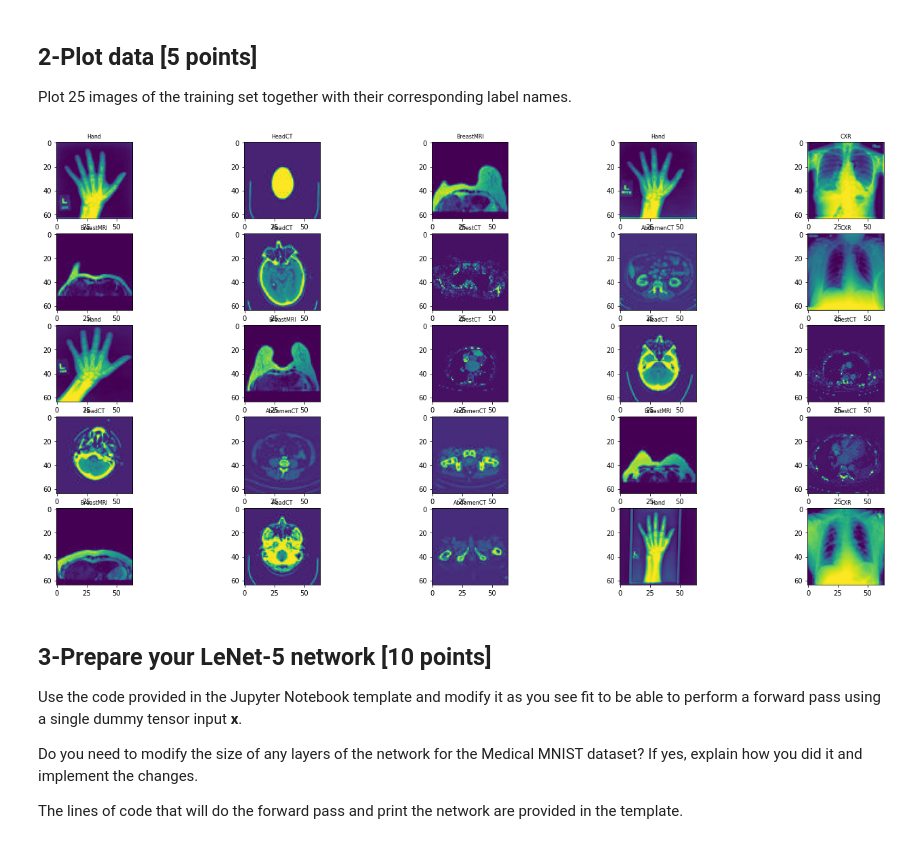
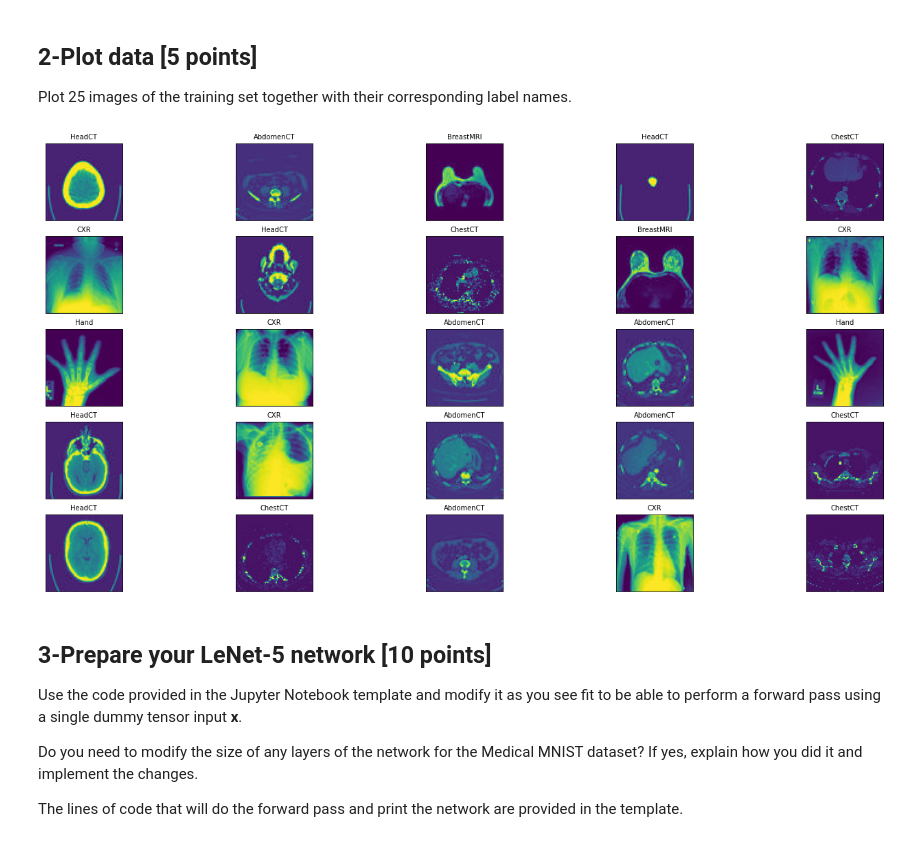
Before and after one commit to acse-sf420/ci_mpm, a Jupyter notebook: “ML_module_coursework_2_ipynb”的副本.ipynb, the cells around one changed output. Drawn from its saved outputs; the diff is of its cells as text; code cells hidden in the pictures.

```diff
--- a/“ML_module_coursework_2_ipynb”的副本.ipynb
+++ b/“ML_module_coursework_2_ipynb”的副本.ipynb
@@ -155,35 +152,37 @@ class MyData(Dataset):
     label = self.label_dir
     return pix, label
 
   def __len__(self):
     return len(self.img_path)
 
 root_dir = "/content/medical-mnist"
 abdomenct_label_dir = "AbdomenCT"
 breast_label_dir = "BreastMRI"
 cxr_label_dir = "CXR"
 chest_label_dir = "ChestCT"
 hand_label_dir = "Hand"
 head_label_dir = "HeadCT"
 
 abdomenct_dataset = MyData(root_dir, abdomenct_label_dir)
 breast_dataset = MyData(root_dir, breast_label_dir)
 cxr_dataset = MyData(root_dir, cxr_label_dir)
 chest_dataset = MyData(root_dir, chest_label_dir)
 hand_dataset = MyData(root_dir, hand_label_dir)
 head_dataset = MyData(root_dir, head_label_dir)
 
 train_dataset = abdomenct_dataset + breast_dataset + cxr_dataset + chest_dataset + hand_dataset + head_dataset
 
 fig, axarr = plt.subplots(5, 5, figsize=(24, 12))
 
 for ax in axarr.flatten():
   img, label = train_dataset[random.randint(0, 58954)]
   im = ax.imshow(img)
-  ax.set_title(label, fontsize=8)
+  ax.set_title(label, fontsize=10)
+  ax.set_xticks([])
+  ax.set_yticks([])
 plt.show()
 # %% [output]
-[figure, old version]
+[figure, new version]
 # %% [markdown]
 ## 3-Prepare your LeNet-5 network [10 points]
 Use the code provided in the Jupyter Notebook template and modify it as you see fit to be able to perform a forward pass using a single dummy tensor input **x**.
```
Also changed, not shown: parts of 27 cells of this notebook.
